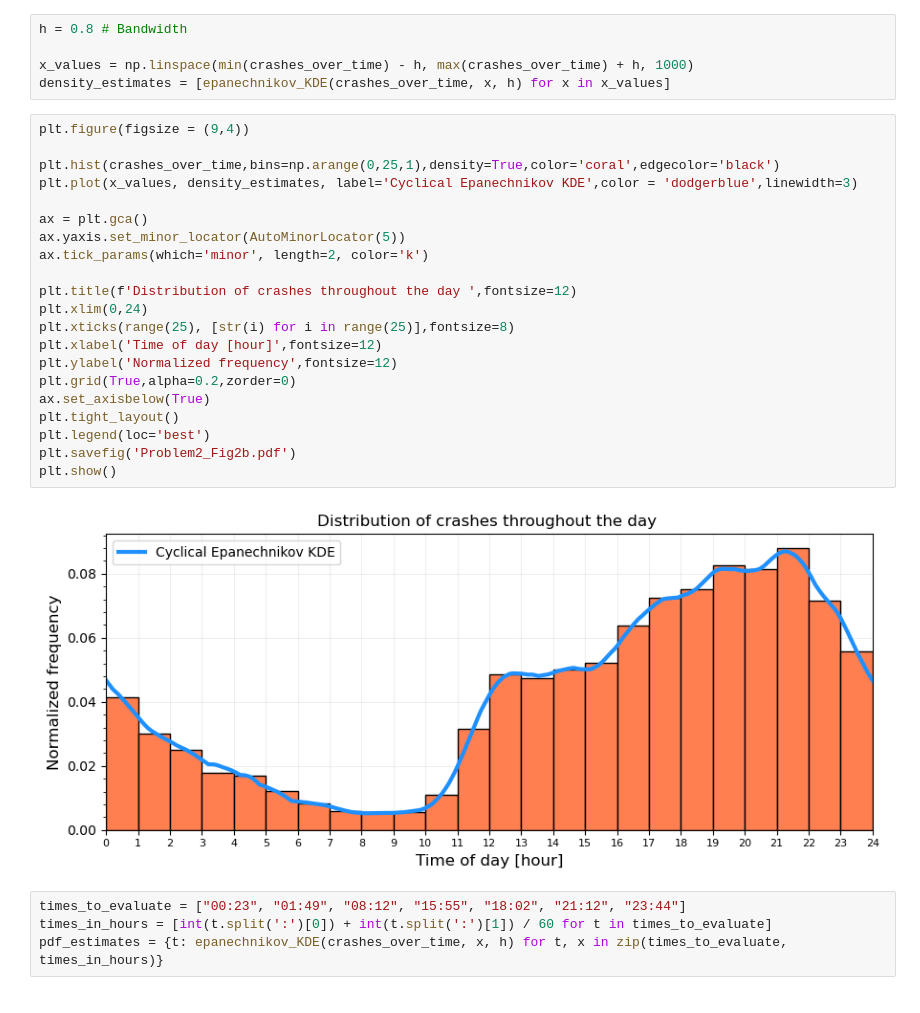
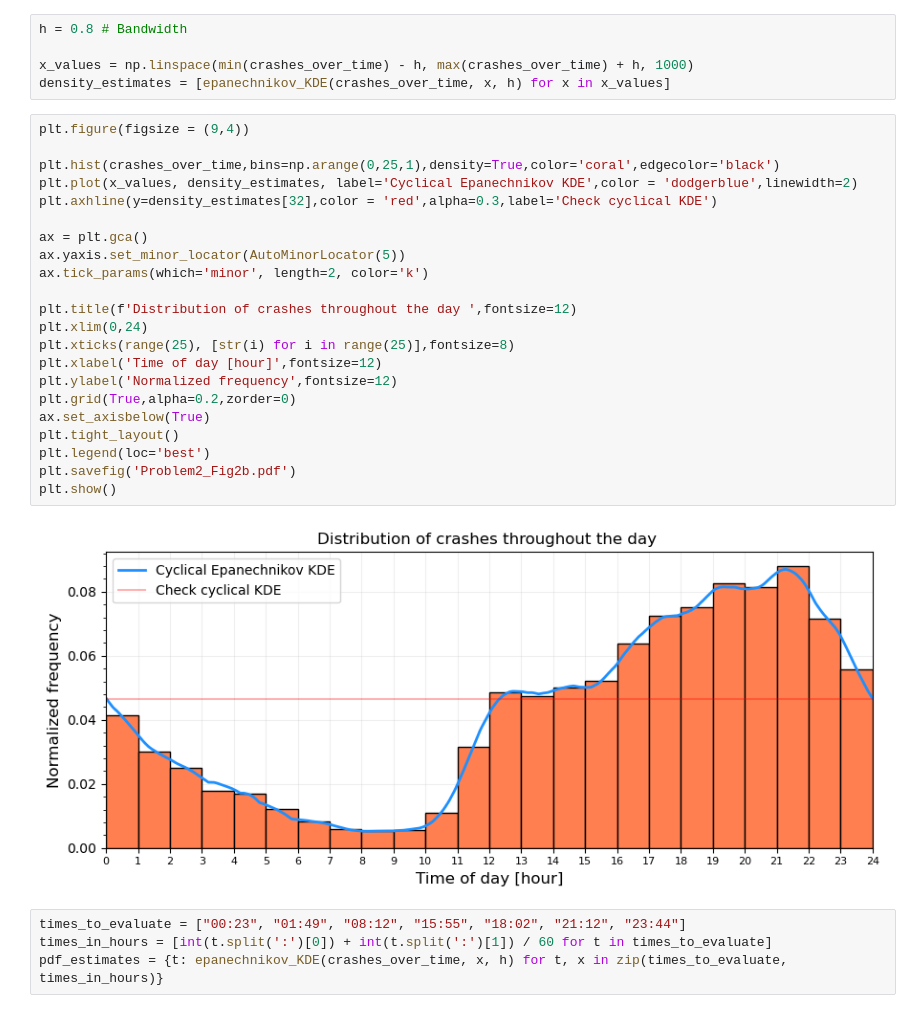
Before and after one commit to Gullaschen/AMAS, a Jupyter notebook: ProblemSet3/Problem_2.ipynb, the cells around one changed output. Cells and saved outputs as stored; diff of their text form.

```diff
--- a/ProblemSet3/Problem_2.ipynb
+++ b/ProblemSet3/Problem_2.ipynb
@@ -97,26 +99,27 @@ density_estimates = [epanechnikov_KDE(crashes_over_time, x, h) for x in x_values
 # %%
 plt.figure(figsize = (9,4))
 
 plt.hist(crashes_over_time,bins=np.arange(0,25,1),density=True,color='coral',edgecolor='black')
-plt.plot(x_values, density_estimates, label='Cyclical Epanechnikov KDE',color = 'dodgerblue',linewidth=3)
+plt.plot(x_values, density_estimates, label='Cyclical Epanechnikov KDE',color = 'dodgerblue',linewidth=2)
+plt.axhline(y=density_estimates[32],color = 'red',alpha=0.3,label='Check cyclical KDE')
 
 ax = plt.gca()
 ax.yaxis.set_minor_locator(AutoMinorLocator(5))
 ax.tick_params(which='minor', length=2, color='k')
 
 plt.title(f'Distribution of crashes throughout the day ',fontsize=12)
 plt.xlim(0,24)
 plt.xticks(range(25), [str(i) for i in range(25)],fontsize=8)
 plt.xlabel('Time of day [hour]',fontsize=12)
 plt.ylabel('Normalized frequency',fontsize=12)
 plt.grid(True,alpha=0.2,zorder=0)
 ax.set_axisbelow(True)
 plt.tight_layout()
 plt.legend(loc='best')
 plt.savefig('Problem2_Fig2b.pdf')
 plt.show()
 # %% [output]
-[figure, old version]
+[figure, new version]
 # %%
 times_to_evaluate = ["00:23", "01:49", "08:12", "15:55", "18:02", "21:12", "23:44"]
 times_in_hours = [int(t.split(':')[0]) + int(t.split(':')[1]) / 60 for t in times_to_evaluate]
```
Also changed, not shown: parts of 7 cells of this notebook, 6 other files.
